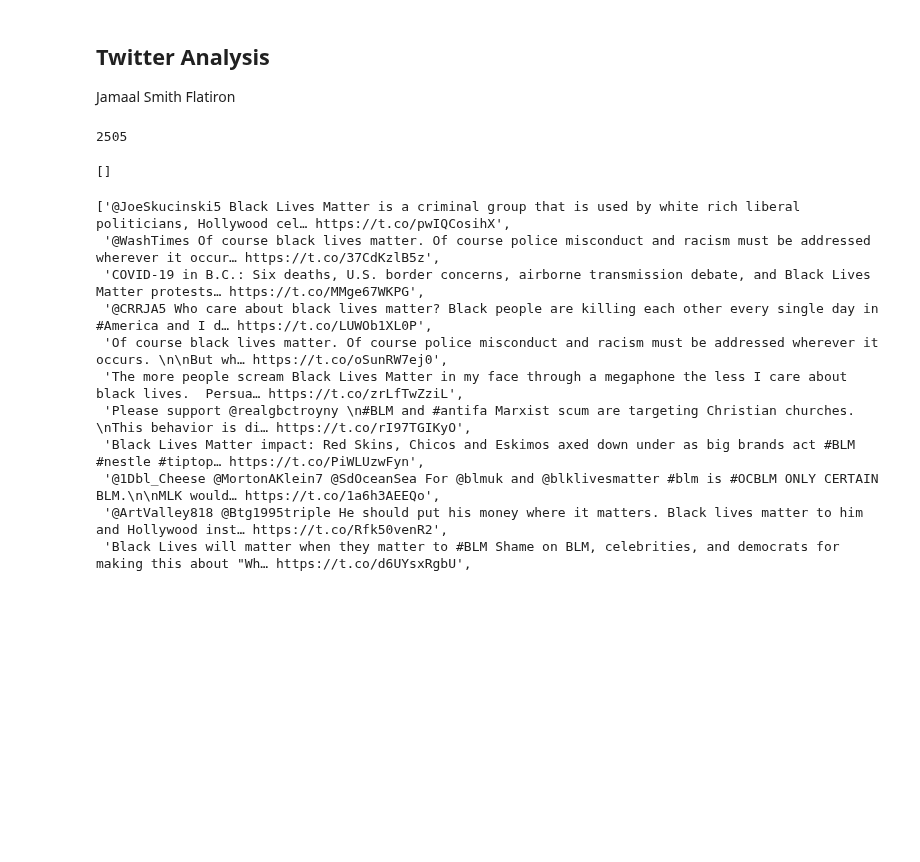
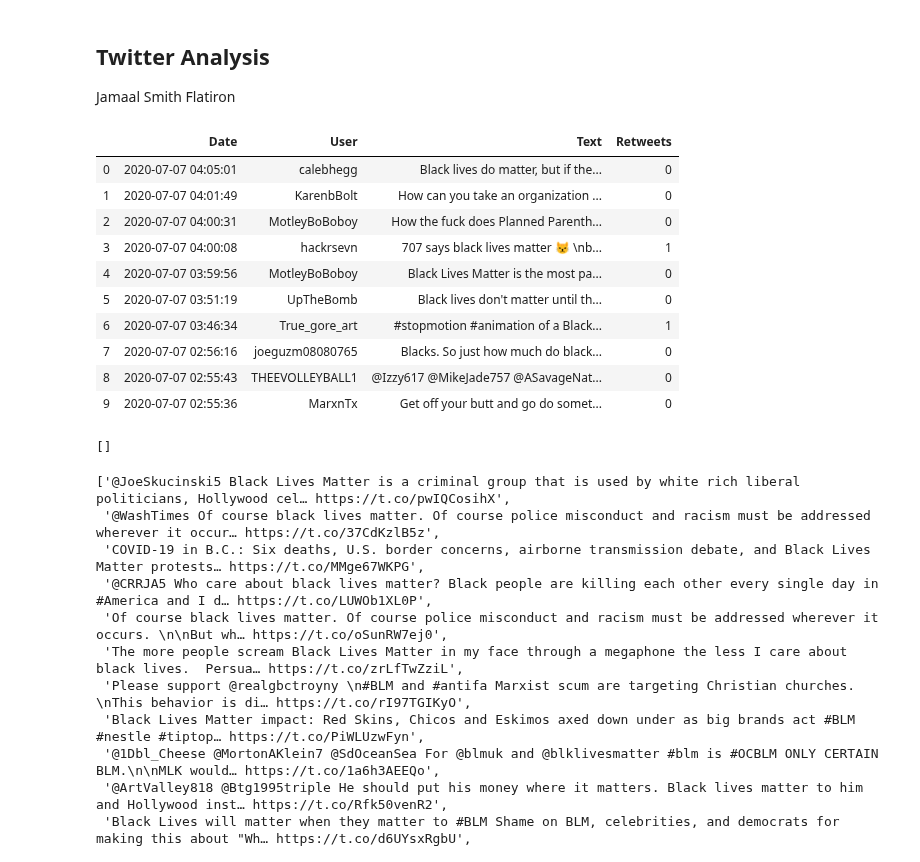
Before and after one commit to jdsmithwes/Capstone-Project, a Jupyter notebook: BLM_7.06v1.ipynb, the cells around one changed output. Saved outputs shown, nothing was run; the diff lists cells and outputs as text; code cells hidden in the pictures; blank space fills up the shorter version.

```diff
--- a/BLM_7.06v1.ipynb
+++ b/BLM_7.06v1.ipynb
@@ -36,10 +36,19 @@ tweets = tw.Cursor(api.search,
 text_tweets = [[tweet.created_at,tweet.user.screen_name,tweet.text,tweet.retweet_count ] for tweet in tweets]
 # %%
 tweet_pd = pd.DataFrame(text_tweets,columns=['Date','User','Text','Retweets'])
-tweet_pd.head()
-print(len(tweet_pd))
+tweet_pd.head(10)
 # %% [output]
-2505
+|  | Date | User | Text | Retweets |
+| 0 | 2020-07-07 04:05:01 | calebhegg | Black lives do matter, but if the... | 0 |
+| 1 | 2020-07-07 04:01:49 | KarenbBolt | How can you take an organization ... | 0 |
+| 2 | 2020-07-07 04:00:31 | MotleyBoBoboy | How the fuck does Planned Parenth... | 0 |
+| 3 | 2020-07-07 04:00:08 | hackrsevn | 707 says black lives matter 😾 \nb... | 1 |
+| 4 | 2020-07-07 03:59:56 | MotleyBoBoboy | Black Lives Matter is the most pa... | 0 |
+| 5 | 2020-07-07 03:51:19 | UpTheBomb | Black lives don't matter until th... | 0 |
+| 6 | 2020-07-07 03:46:34 | True_gore_art | #stopmotion #animation of a Black... | 1 |
+| 7 | 2020-07-07 02:56:16 | joeguzm08080765 | Blacks. So just how much do black... | 0 |
+| 8 | 2020-07-07 02:55:43 | THEEVOLLEYBALL1 | @Izzy617 @MikeJade757 @ASavageNat... | 0 |
+| 9 | 2020-07-07 02:55:36 | MarxnTx | Get off your butt and go do somet... | 0 |
 # %%
 # %% [output]
 []
```
